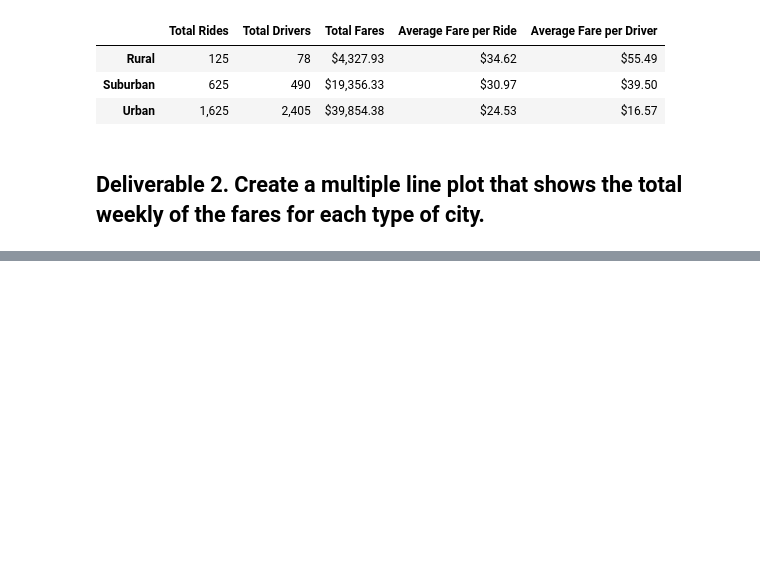
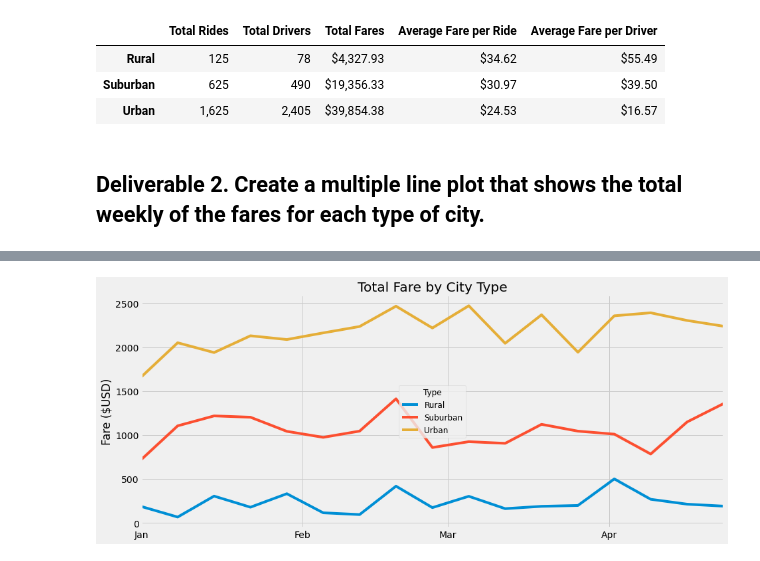
Before and after one commit to DibbleJ/PyBer_Analysis, a Jupyter notebook: PyBer_Challenge.ipynb, the cells around one changed output, grey strips where cells are left out. Cells and saved outputs as stored; diff of their text form; code cells hidden in the pictures; blank space fills up the shorter version.

```diff
--- a/PyBer_Challenge.ipynb
+++ b/PyBer_Challenge.ipynb
@@ -97,3 +113,5 @@ pyber_summary_df
 # %%
 # 4. Create a pivot table with the 'date' as the index, the columns ='type', and values='fare'
 # to get the total fares for each type of city by the date.
+fares_pivot = date_df.pivot(index = 'date',columns='type',values='fare')
+fares_pivot
@@ -100,2 +133,4 @@ pyber_summary_df
 # %%
 # 5. Create a new DataFrame from the pivot table DataFrame using loc on the given dates, '2019-01-01':'2019-04-29'.
+jan_thru_apr_df = fares_pivot.loc['2019-01-01':'2019-04-29']
+jan_thru_apr_df
@@ -102,5 +152,5 @@ pyber_summary_df
 # %%
 # 6. Set the "date" index to datetime datatype. This is necessary to use the resample() method in Step 8.
-# df.index = pd.to_datetime(df.index)
+jan_thru_apr_df.index = pd.to_datetime(jan_thru_apr_df.index)
 # %%
 # 7. Check that the datatype for the index is datetime using df.info()
@@ -107,2 +169,4 @@ pyber_summary_df
 # %%
 # 8. Create a new DataFrame using the "resample()" function by week 'W' and get the sum of the fares for each week.
+resample_df = jan_thru_apr_df.resample("W").sum()
+resample_df
@@ -115,0 +193,39 @@ style.use('fivethirtyeight')
+# %%
+# 8. Using the object-oriented interface method, plot the resample DataFrame using the df.plot() function.
+
+# Import the style from Matplotlib.
+from matplotlib import style
+import matplotlib.ticker as ticker
+import matplotlib.dates as mdates
+# Use the graph style fivethirtyeight.
+style.use('fivethirtyeight')
+xaxis = ['Jan','Feb','Mar','Apr']
+fig, ax = plt.subplots(figsize=(14,6))
+ax.plot(resample_df['Rural'], label = 'Rural')
+ax.plot(resample_df['Suburban'], label = 'Suburban')
+ax.plot(resample_df['Urban'], label = 'Urban')
+
+
+ax.set_title('Total Fare by City Type')
+ax.set_ylabel('Fare ($USD)')
+
+ax.set_xlim(resample_df.index[0],resample_df.index[-1])
+fmt_month = mdates.MonthLocator(bymonthday = 6)
+ax.xaxis.set_major_locator(fmt_month)
+
+# Text in the x axis will be displayed in 'Mmm' format.
+ax.xaxis.set_major_formatter(mdates.DateFormatter('%b'))
+
+# Create a legend
+lgnd = plt.legend(fontsize="12", mode="Expanded",
+         scatterpoints=1, loc="best", title="Type")
+lgnd.legendHandles[0]._sizes = [75]
+lgnd.legendHandles[1]._sizes = [75]
+lgnd.legendHandles[2]._sizes = [75]
+lgnd.get_title().set_fontsize(12)
+
+#Save Figure
+plt.savefig("analysis/Pyber_fare_summary.png")
+plt.show()
+# %% [output]
+[figure, added]
```
Also changed, not shown: parts of 8 cells of this notebook, 1 other file.
